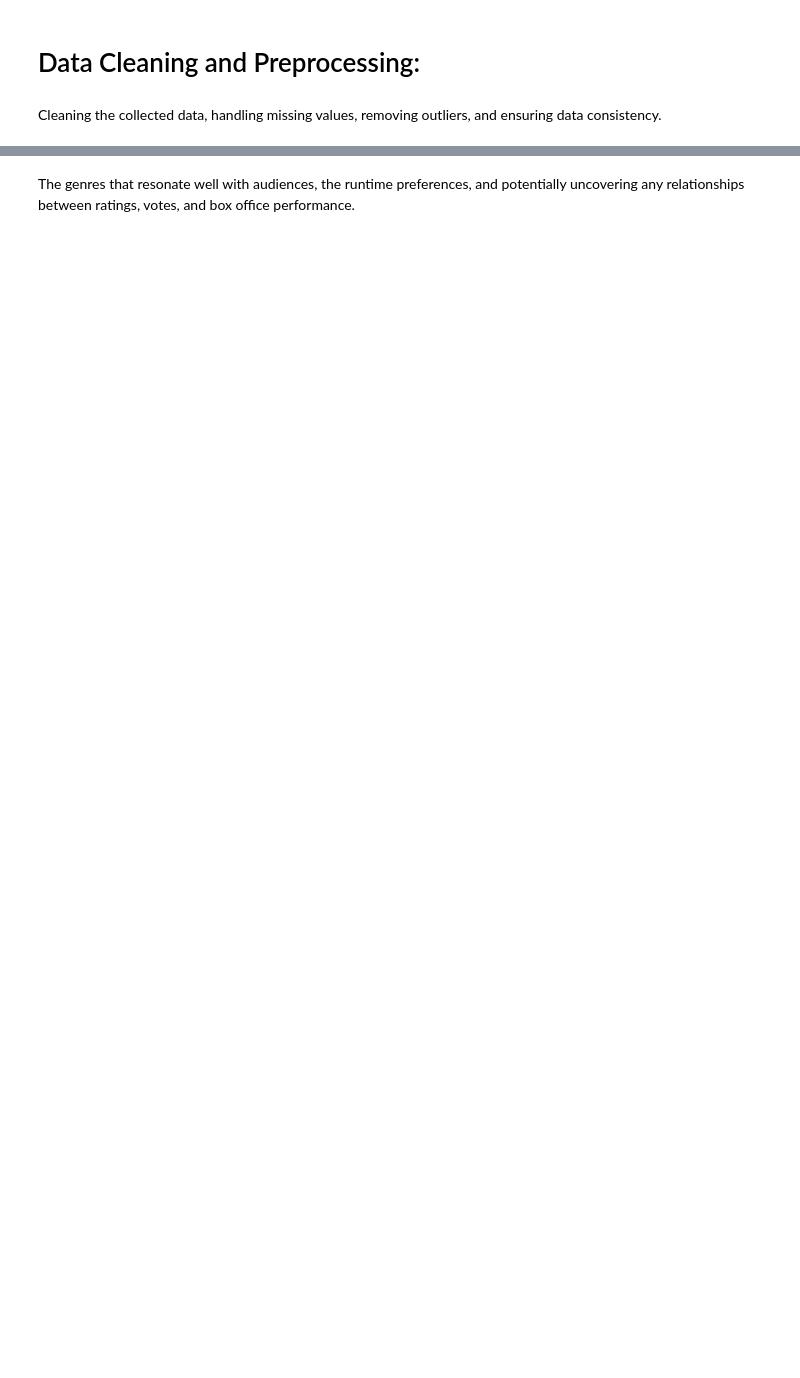
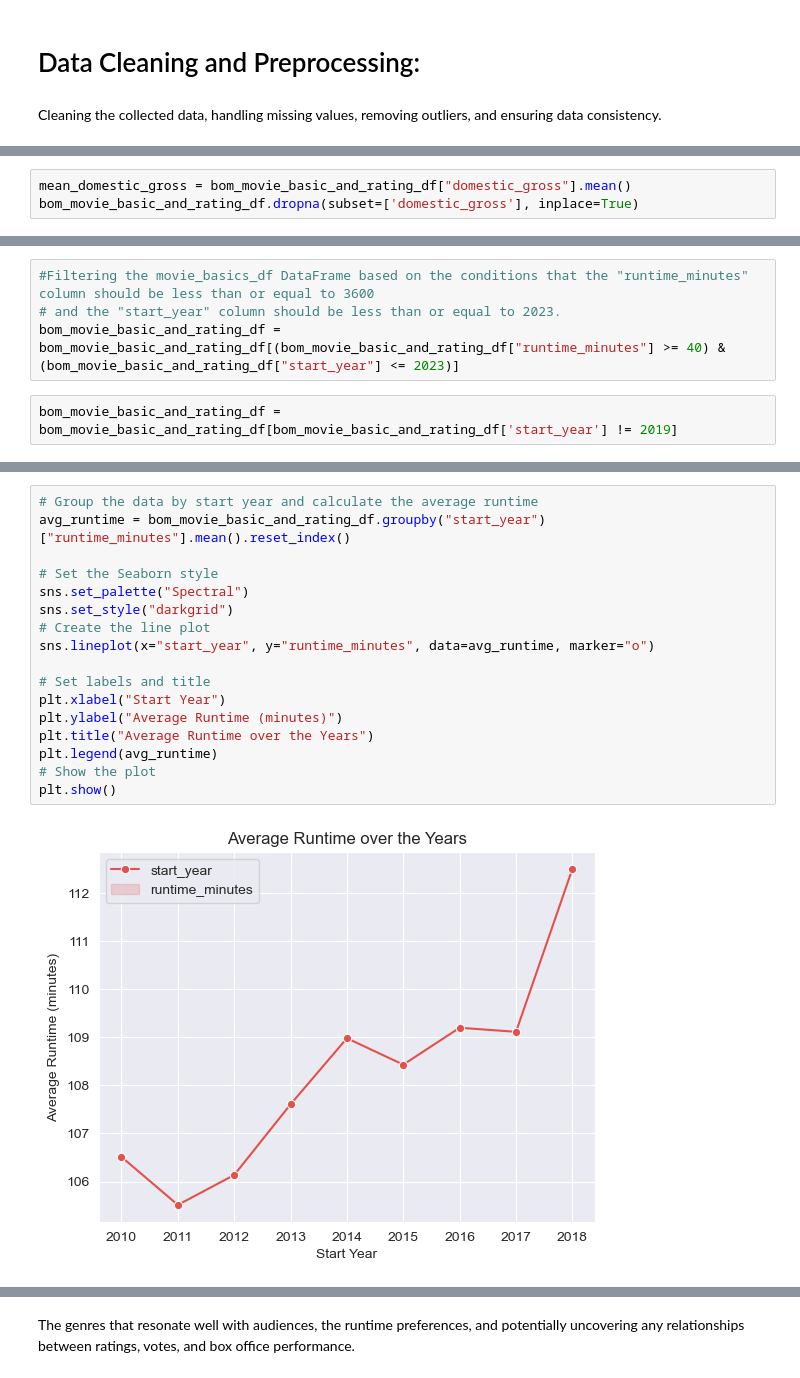
Before and after one commit to randellmwania/Microsoft-Movie-Studio-Market-Analysis-and-Strategy-for-Success, a Jupyter notebook: Microsoft-Movie-Studio-Market-Analysis-and-Strategy-for-Success.ipynb, the cells around one changed output, grey strips where cells are left out. Cells and saved outputs as stored; diff of their text form; blank space fills up the shorter version.

```diff
--- a/Microsoft-Movie-Studio-Market-Analysis-and-Strategy-for-Success.ipynb
+++ b/Microsoft-Movie-Studio-Market-Analysis-and-Strategy-for-Success.ipynb
@@ -361,0 +219,3 @@ highest_grossing_movies = movie_basic_and_rating_df
+# %%
+mean_domestic_gross = bom_movie_basic_and_rating_df["domestic_gross"].mean()
+bom_movie_basic_and_rating_df.dropna(subset=['domestic_gross'], inplace=True)
@@ -361,0 +281,6 @@ highest_grossing_movies = movie_basic_and_rating_df
+# %%
+#Filtering the movie_basics_df DataFrame based on the conditions that the "runtime_minutes" column should be less than or equal to 3600
+# and the "start_year" column should be less than or equal to 2023.
+bom_movie_basic_and_rating_df = bom_movie_basic_and_rating_df[(bom_movie_basic_and_rating_df["runtime_minutes"] >= 40) & (bom_movie_basic_and_rating_df["start_year"] <= 2023)]
+# %%
+bom_movie_basic_and_rating_df = bom_movie_basic_and_rating_df[bom_movie_basic_and_rating_df['start_year'] != 2019]
@@ -361,0 +546,19 @@ highest_grossing_movies = movie_basic_and_rating_df
+# %%
+# Group the data by start year and calculate the average runtime
+avg_runtime = bom_movie_basic_and_rating_df.groupby("start_year")["runtime_minutes"].mean().reset_index()
+
+# Set the Seaborn style
+sns.set_palette("Spectral")
+sns.set_style("darkgrid")
+# Create the line plot
+sns.lineplot(x="start_year", y="runtime_minutes", data=avg_runtime, marker="o")
+
+# Set labels and title
+plt.xlabel("Start Year")
+plt.ylabel("Average Runtime (minutes)")
+plt.title("Average Runtime over the Years")
+plt.legend(avg_runtime)
+# Show the plot
+plt.show()
+# %% [output]
+[figure, added]
```
Also changed, not shown: parts of 104 cells of this notebook.
